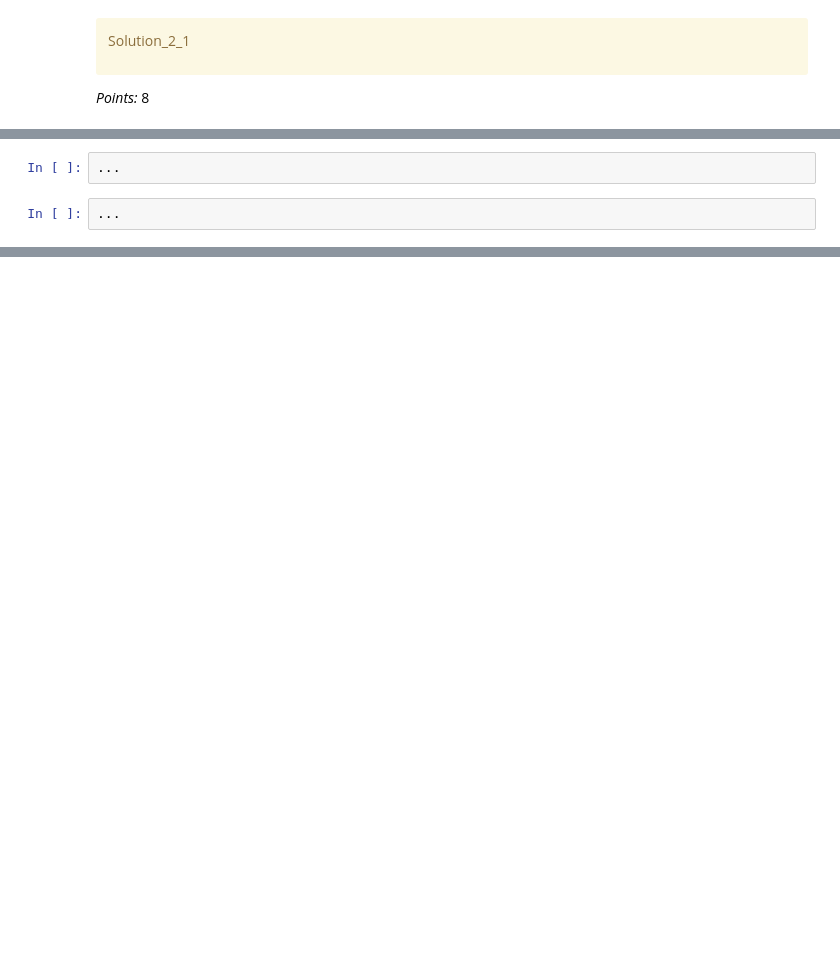
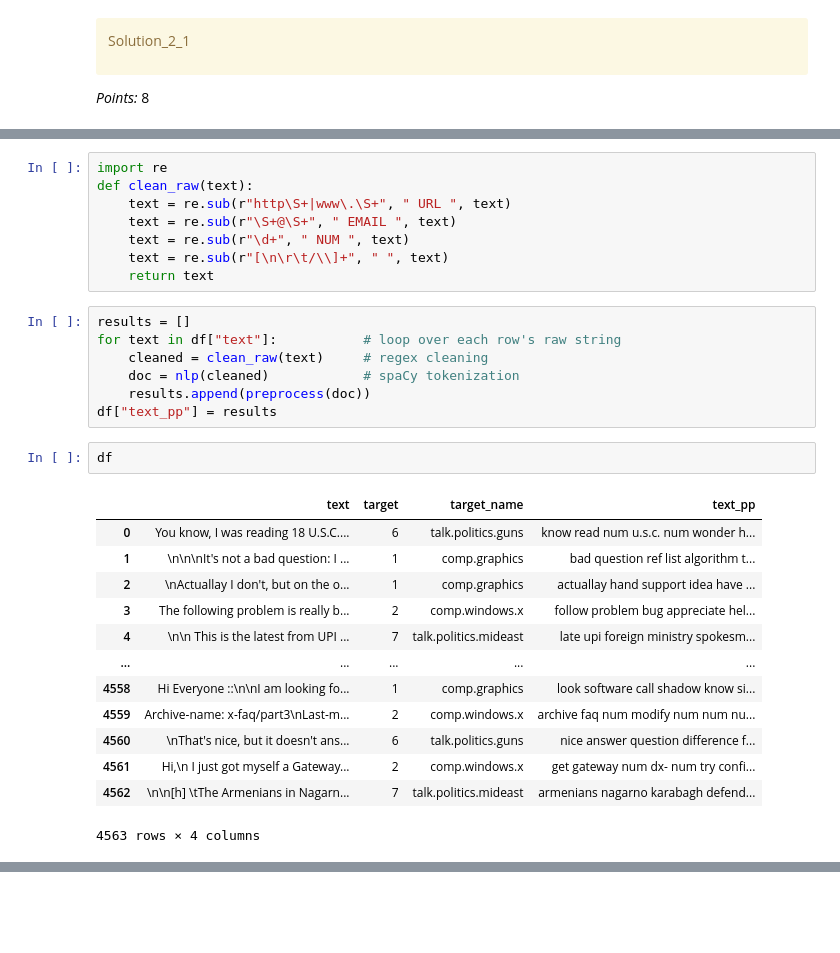
Before and after one commit to Lo3wer/cpsc330hw7, a Jupyter notebook: hw7.ipynb, the cells around one changed output, grey strips where cells are left out. Saved outputs shown, nothing was run; the diff lists cells and outputs as text; blank space fills up the shorter version.

Commit message:
2.1 preprocessing with spaCy

```diff
--- a/hw7.ipynb
+++ b/hw7.ipynb
@@ -466,6 +536,33 @@ _Points:_ 8
-# %%
-...
+# %%
+import re
+def clean_raw(text):
+    text = re.sub(r"http\S+|www\.\S+", " URL ", text)
+    text = re.sub(r"\S+@\S+", " EMAIL ", text)
+    text = re.sub(r"\d+", " NUM ", text)
+    text = re.sub(r"[\n\r\t/\\]+", " ", text)
+    return text
+# %%
+results = []
+for text in df["text"]:           # loop over each row's raw string
+    cleaned = clean_raw(text)     # regex cleaning
+    doc = nlp(cleaned)            # spaCy tokenization
+    results.append(preprocess(doc))
+df["text_pp"] = results
 # %%
-...
+df
+# %% [output]
+|  | text | target | target_name | text_pp |
+| 0 | You know, I was reading 18 U.S.C.... | 6 | talk.politics.guns | know read num u.s.c. num wonder h... |
+| 1 | \n\n\nIt's not a bad question: I ... | 1 | comp.graphics | bad question ref list algorithm t... |
+| 2 | \nActuallay I don't, but on the o... | 1 | comp.graphics | actuallay hand support idea have ... |
+| 3 | The following problem is really b... | 2 | comp.windows.x | follow problem bug appreciate hel... |
+| 4 | \n\n This is the latest from UPI ... | 7 | talk.politics.mideast | late upi foreign ministry spokesm... |
+| ... | ... | ... | ... | ... |
+| 4558 | Hi Everyone ::\n\nI am looking fo... | 1 | comp.graphics | look software call shadow know si... |
+| 4559 | Archive-name: x-faq/part3\nLast-m... | 2 | comp.windows.x | archive faq num modify num num nu... |
+| 4560 | \nThat's nice, but it doesn't ans... | 6 | talk.politics.guns | nice answer question difference f... |
+| 4561 | Hi,\n I just got myself a Gateway... | 2 | comp.windows.x | get gateway num dx- num try confi... |
+| 4562 | \n\n[h] \tThe Armenians in Nagarn... | 7 | talk.politics.mideast | armenians nagarno karabagh defend... |
+4563 rows × 4 columns
 # %%
 df.iloc[2:6]
```
Also changed, not shown: parts of 5 cells of this notebook.
